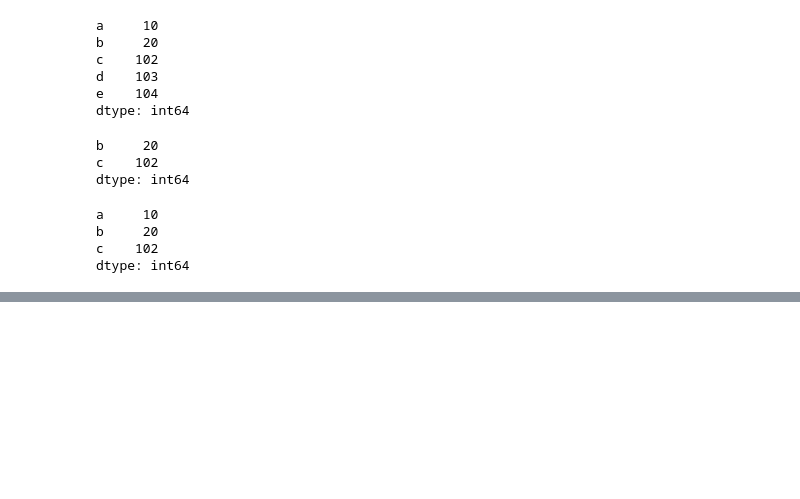
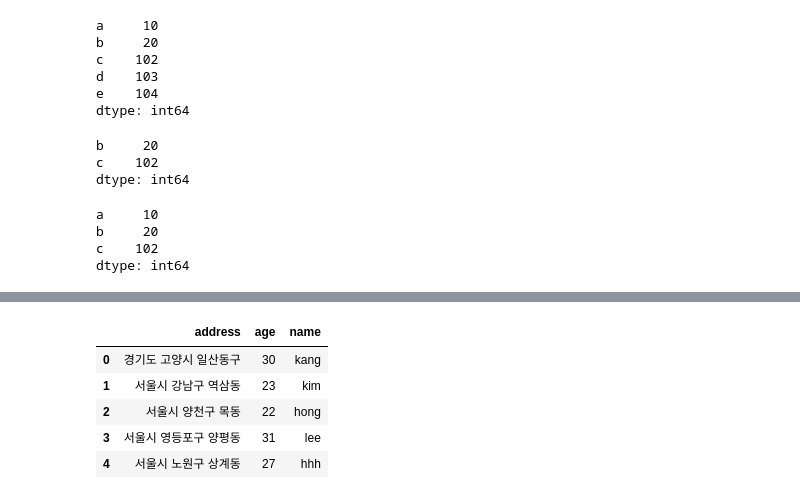
Before and after one commit to SwimmingHwang/practice-python, a Jupyter notebook: python_data_analysis(2)_pandas(1).ipynb, the cells around one changed output, grey strips where cells are left out. Saved outputs shown, nothing was run; the diff lists cells and outputs as text; code cells hidden in the pictures; blank space fills up the shorter version.

```diff
--- a/python_data_analysis(2)_pandas(1).ipynb
+++ b/python_data_analysis(2)_pandas(1).ipynb
@@ -644,0 +682,9 @@ dtype: int64
+# %%
+df.head()
+# %% [output]
+|  | address | age | name |
+| 0 | 경기도 고양시 일산동구 | 30 | kang |
+| 1 | 서울시 강남구 역삼동 | 23 | kim |
+| 2 | 서울시 양천구 목동 | 22 | hong |
+| 3 | 서울시 영등포구 양평동 | 31 | lee |
+| 4 | 서울시 노원구 상계동 | 27 | hhh |
```
Also changed, not shown: parts of 12 cells of this notebook.
